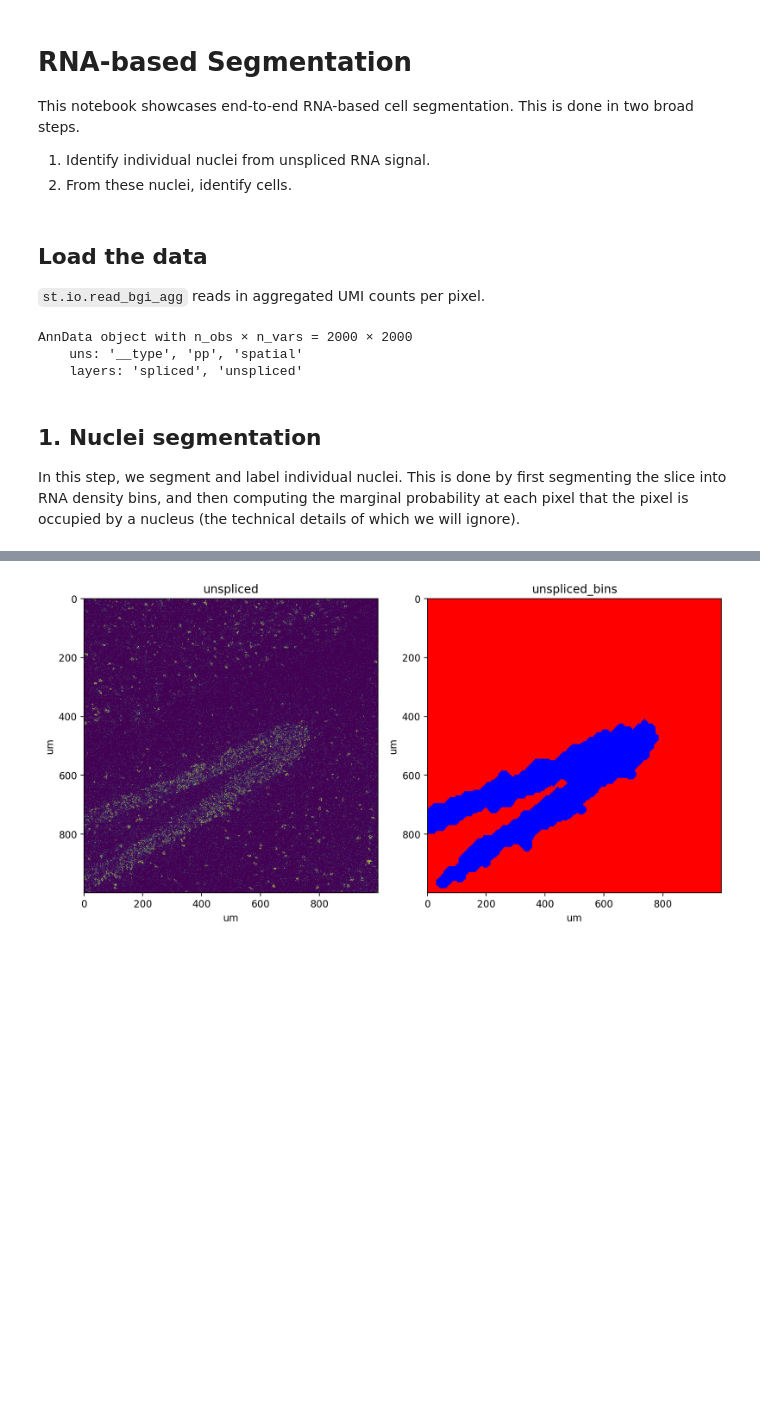
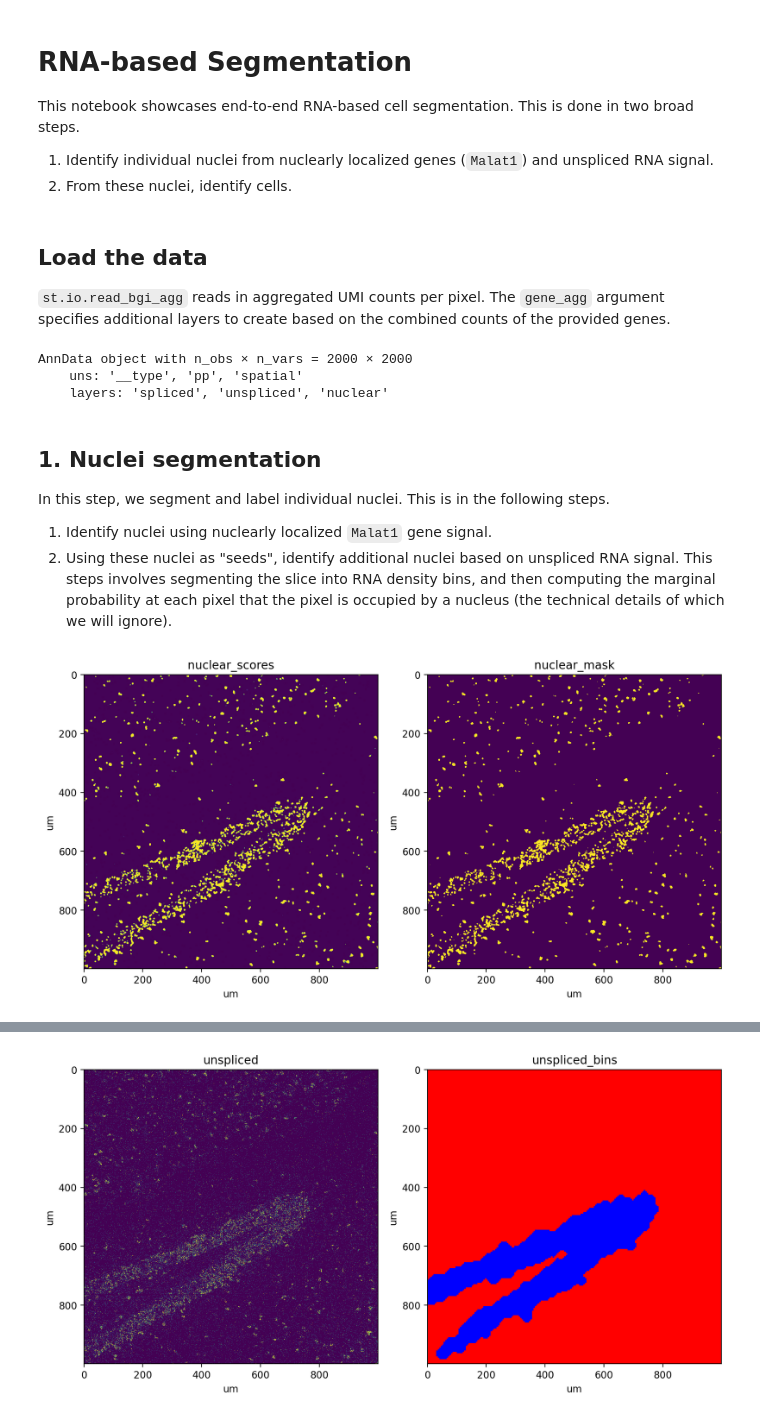
Before and after one commit to aristoteleo/spateo-notebooks, a Jupyter notebook: segmentation/rna_segmentation.ipynb, the cells around one changed output, grey strips where cells are left out. Cells and saved outputs as stored; diff of their text form; code cells hidden in the pictures; blank space fills up the shorter version.

```diff
--- a/segmentation/rna_segmentation.ipynb
+++ b/segmentation/rna_segmentation.ipynb
@@ -3,7 +3,7 @@
 
 This notebook showcases end-to-end RNA-based cell segmentation. This is done in two broad steps.
 
-1. Identify individual nuclei from unspliced RNA signal.
+1. Identify individual nuclei from nuclearly localized genes (`Malat1`) and unspliced RNA signal.
 2. From these nuclei, identify cells.
 # %%
 %load_ext autoreload
@@ -22,15 +22,35 @@ plt.rcParams['image.interpolation'] = 'none'
 %config InlineBackend.figure_format='retina'
 # %% [markdown]
 ## Load the data
-`st.io.read_bgi_agg` reads in aggregated UMI counts per pixel.
+`st.io.read_bgi_agg` reads in aggregated UMI counts per pixel. The `gene_agg` argument specifies additional layers to create based on the combined counts of the provided genes.
 # %%
-adata = st.io.read_bgi_agg('data/SS200000135TL_D1_all_bin1.txt.gz', scale=0.5, scale_unit='um')
+adata = st.io.read_bgi_agg(
+    'data/SS200000135TL_D1_all_bin1.txt.gz',
+    scale=0.5,
+    scale_unit='um',
+    gene_agg={'nuclear': ['Malat1']}
+)
 adata
 # %% [output]
 AnnData object with n_obs × n_vars = 2000 × 2000
     uns: '__type', 'pp', 'spatial'
-    layers: 'spliced', 'unspliced'
+    layers: 'spliced', 'unspliced', 'nuclear'
 # %% [markdown]
 ## 1. Nuclei segmentation
 
-In this step, we segment and label individual nuclei. This is done by first segmenting the slice into RNA density bins, and then computing the marginal probability at each pixel that the pixel is occupied by a nucleus (the technical details of which we will ignore).
+In this step, we segment and label individual nuclei. This is in the following steps.
+
+1. Identify nuclei using nuclearly localized `Malat1` gene signal.
+2. Using these nuclei as "seeds", identify additional nuclei based on unspliced RNA signal. This steps involves segmenting the slice into RNA density bins, and then computing the marginal probability at each pixel that the pixel is occupied by a nucleus (the technical details of which we will ignore).
+# %%
+st.pp.segmentation.score_and_mask_pixels(
+    adata, 'nuclear', k=13, method='EM+BP',
+    em_kwargs=dict(downsample=0.01, seed=2022),
+    bp_kwargs=dict(n_threads=8, p=0.7, q=0.3), mk=3
+)
+
+fig, axes = plt.subplots(ncols=2, figsize=(10, 5), tight_layout=True)
+st.pl.imshow(adata, 'nuclear_scores', ax=axes[0])
+st.pl.imshow(adata, 'nuclear_mask', ax=axes[1])
+# %% [output]
+[figure, added]
```
Also changed, not shown: parts of 11 cells of this notebook, 2 other files.
